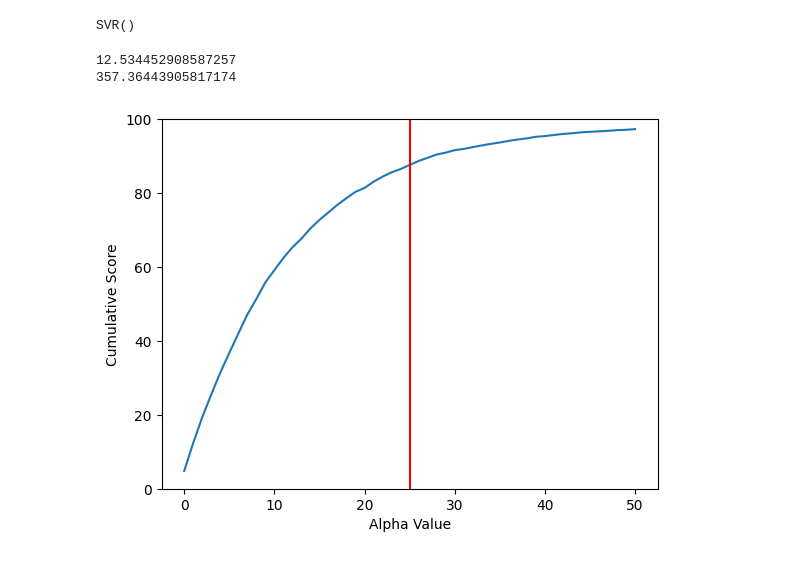
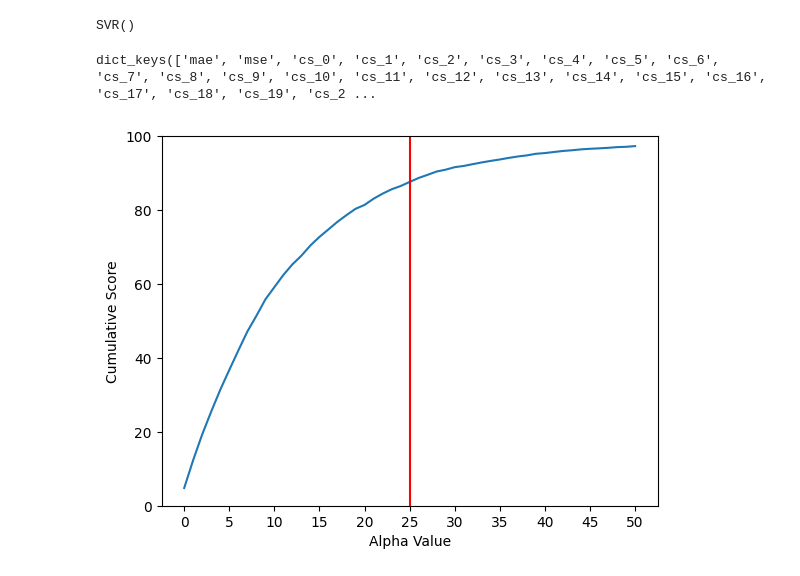
Before and after one commit to NikolaiHerrmann/deep-dating, a Jupyter notebook: src/graph_pca_tsne.ipynb, the cells around one changed output. Drawn from its saved outputs; the diff is of its cells as text; code cells hidden in the pictures.

Commit message:
before patch prediction start

```diff
--- a/src/graph_pca_tsne.ipynb
+++ b/src/graph_pca_tsne.ipynb
@@ -179,18 +163,24 @@ svm.fit(train_feat, train_labels)
 SVR()
 # %%
 predict = svm.predict(test_feat)
+# %%
+alphas = np.arange(0, 51)
+metrics = DatingMetrics(alphas=alphas)
+metrics.names
+# %% [output]
+dict_keys(['mae', 'mse', 'cs_0', 'cs_1', 'cs_2', 'cs_3', 'cs_4', 'cs_5', 'cs_6', 'cs_7', 'cs_8', 'cs_9', 'cs_10', 'cs_11', 'cs_12', 'cs_13', 'cs_14', 'cs_15', 'cs_16', 'cs_17', 'cs_18', 'cs_19', 'cs_2 ...
 # %%
-cs_ = cs(test_labels, predict)
-print(mae(test_labels, predict))
-print(mse(test_labels, predict))
+vals = metrics.calc(test_labels, predict)
 
-plt.plot(np.arange(0, 51), cs_)
+mae, mse = tuple(vals[:2])
+cs_ = vals[2:]
+
+plt.plot(alphas, cs_)
 plt.xlabel("Alpha Value")
 plt.ylabel("Cumulative Score")
 plt.ylim(0, 100)
+plt.xticks(np.arange(0, 55, 5))
 plt.axvline(x=25, color="red")
 plt.show()
 # %% [output]
-12.534452908587257
-357.36443905817174
-[figure, old version]
+[figure, new version]
```
Also changed, not shown: parts of 9 cells of this notebook, 5 other files.
